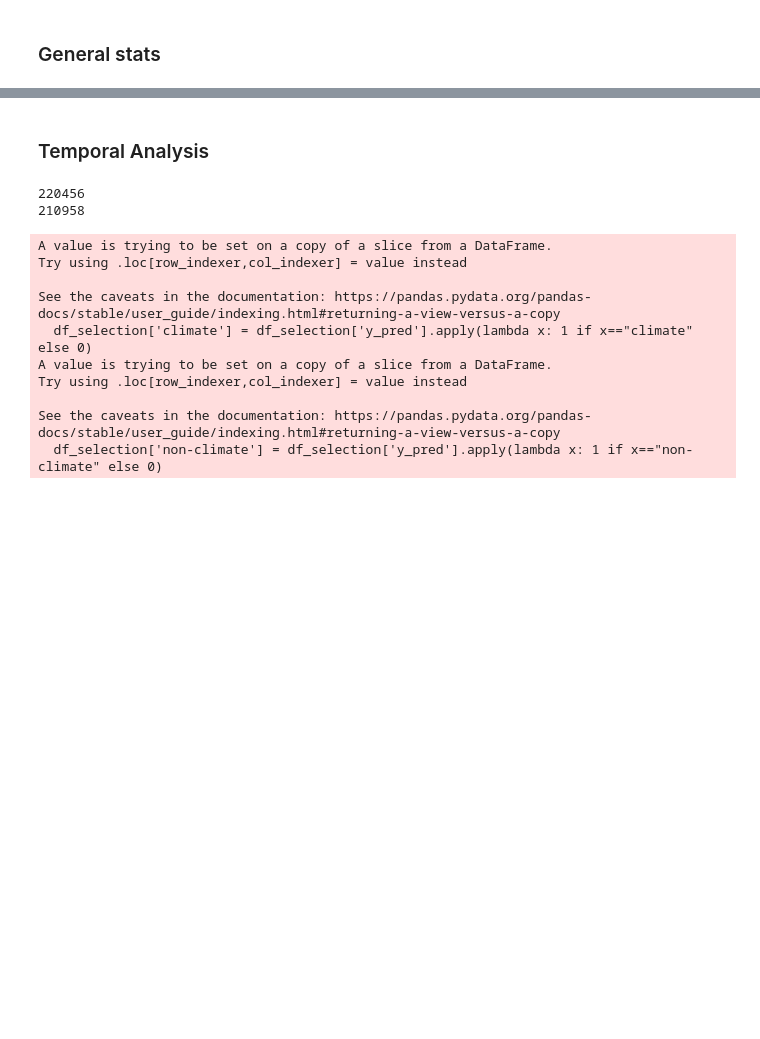
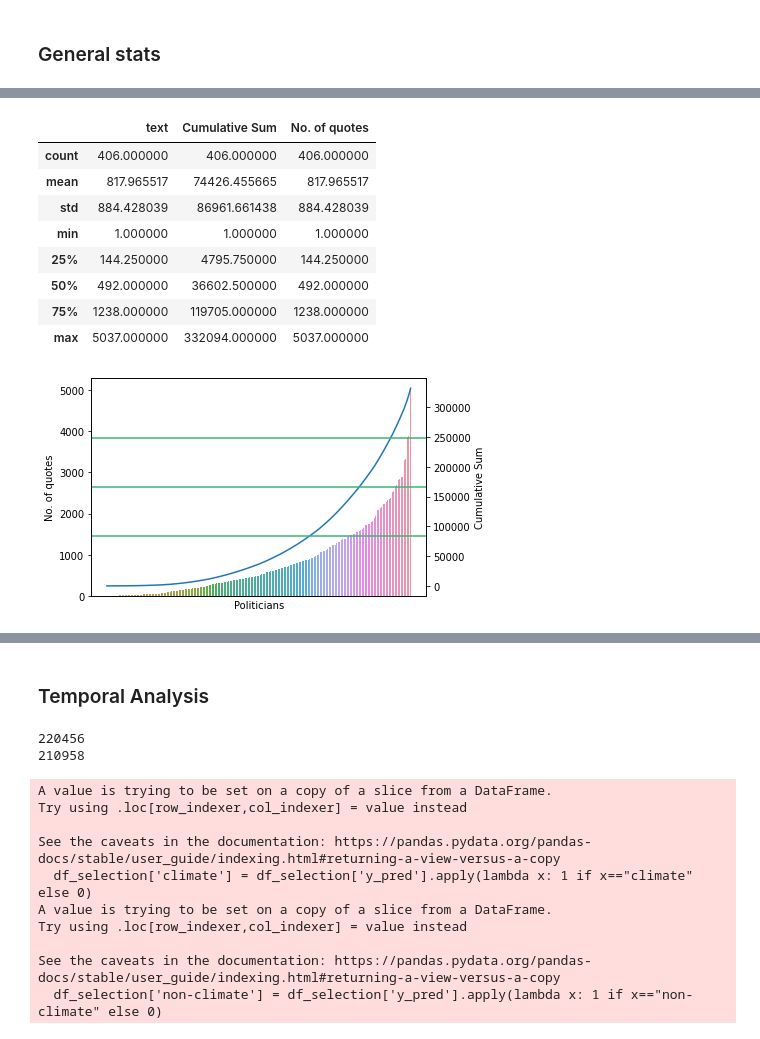
Before and after one commit to jonahank/Vote-Prediction-Model, a Jupyter notebook: data_analysis/ft_meetings.ipynb, the cells around one changed output, grey strips where cells are left out. Drawn from its saved outputs; the diff is of its cells as text; code cells hidden in the pictures; blank space fills up the shorter version.

```diff
--- a/data_analysis/ft_meetings.ipynb
+++ b/data_analysis/ft_meetings.ipynb
@@ -60,0 +59,26 @@ dtype: int64
+# %%
+import seaborn as sns
+pol_count = all.groupby("politician")["text"].count().reset_index().sort_values(by="text")
+pol_count["Cumulative Sum"] = pol_count["text"].cumsum()
+pol_count["No. of quotes"] = pol_count["text"]
+pol_count["Politicians"] = pol_count["politician"]
+
+g = sns.barplot(data=pol_count, x="Politicians", y="No. of quotes")
+ax2 = plt.twinx()
+sns.lineplot(data=pol_count, x="Politicians", y="Cumulative Sum",ax=ax2)
+g.set_xticks(ticks=[])
+plt.axhline(max(pol_count["Cumulative Sum"])/4, color='mediumseagreen')
+plt.axhline(max(pol_count["Cumulative Sum"])/2, color='mediumseagreen')
+plt.axhline((max(pol_count["Cumulative Sum"])/4)*3, color='mediumseagreen')
+pol_count.describe()
+# %% [output]
+|  | text | Cumulative Sum | No. of quotes |
+| count | 406.000000 | 406.000000 | 406.000000 |
+| mean | 817.965517 | 74426.455665 | 817.965517 |
+| std | 884.428039 | 86961.661438 | 884.428039 |
+| min | 1.000000 | 1.000000 | 1.000000 |
+| 25% | 144.250000 | 4795.750000 | 144.250000 |
+| 50% | 492.000000 | 36602.500000 | 492.000000 |
+| 75% | 1238.000000 | 119705.000000 | 1238.000000 |
+| max | 5037.000000 | 332094.000000 | 5037.000000 |
+[figure, added]
```
Also changed, not shown: parts of 23 cells of this notebook.
